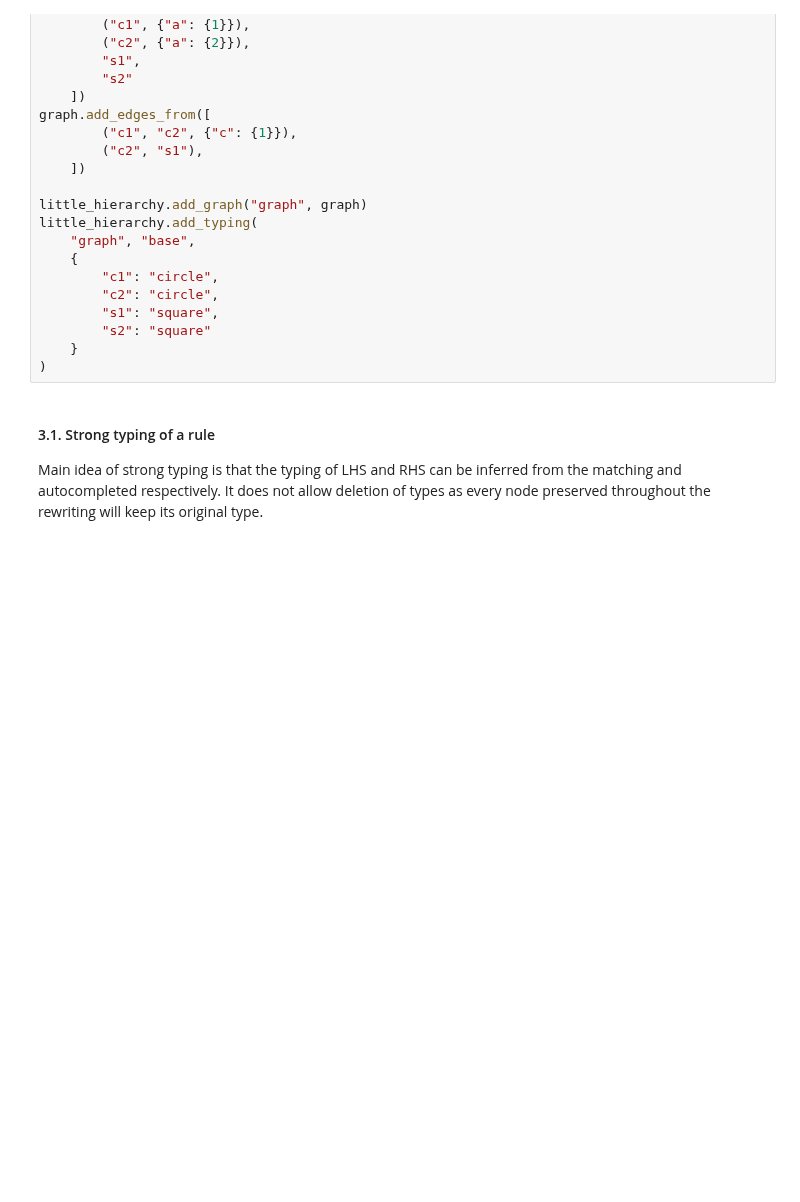
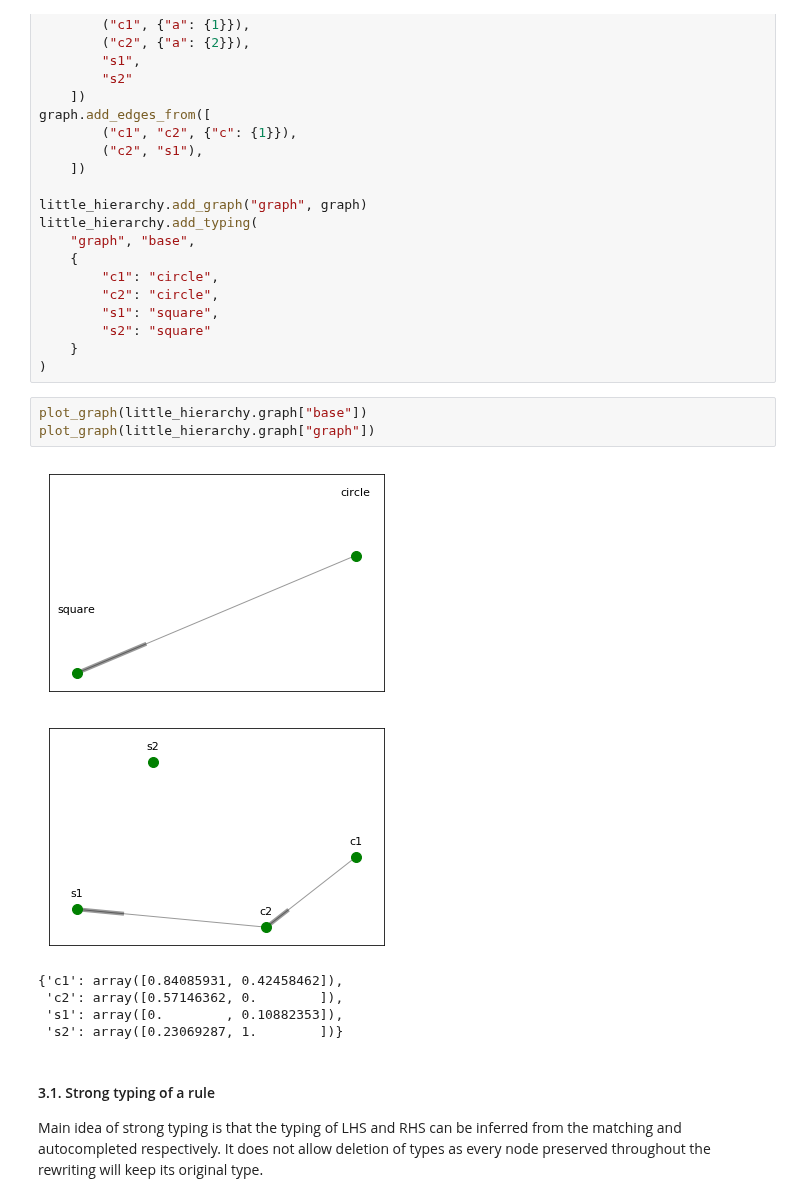
Before and after one commit to Kappa-Dev/ReGraph, a Jupyter notebook: examples/ReGraph_demo.ipynb, the cells around one changed output. Drawn from its saved outputs; the diff is of its cells as text; blank space fills up the shorter version.

```diff
--- a/examples/ReGraph_demo.ipynb
+++ b/examples/ReGraph_demo.ipynb
@@ -889,6 +913,16 @@ little_hierarchy.add_typing(
         "s2": "square"
     }
 )
+# %%
+plot_graph(little_hierarchy.graph["base"])
+plot_graph(little_hierarchy.graph["graph"])
+# %% [output]
+[figure, added]
+[figure, added]
+{'c1': array([0.84085931, 0.42458462]),
+ 'c2': array([0.57146362, 0.        ]),
+ 's1': array([0.        , 0.10882353]),
+ 's2': array([0.23069287, 1.        ])}
 # %% [markdown]
 #### 3.1. Strong typing of a rule
 
```
Also changed, not shown: parts of 19 cells of this notebook, 5 other files.
